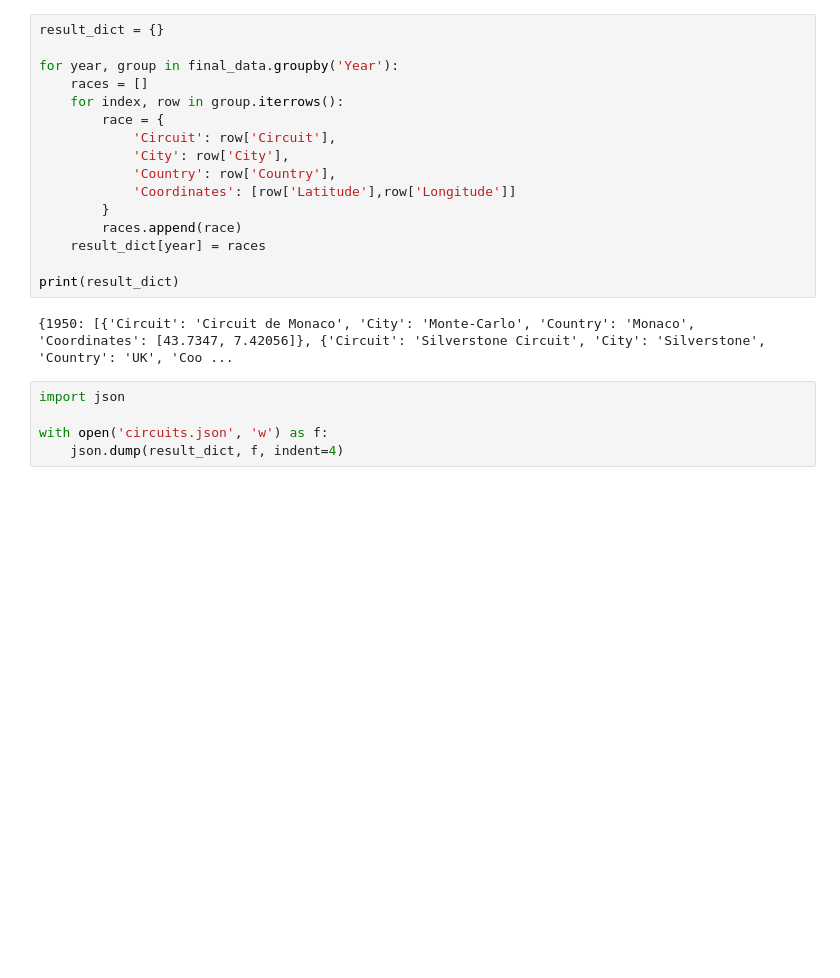
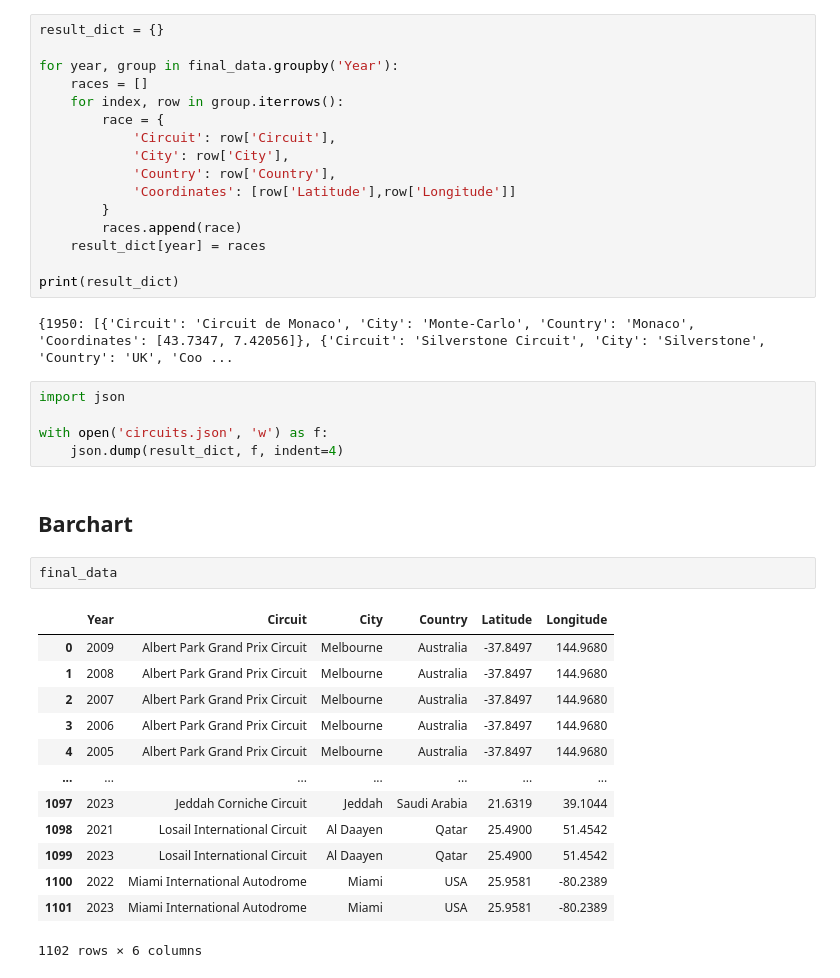
Before and after one commit to anthoskountouris/Formula1_data_visualisation, a Jupyter notebook: data_pre-processing/q3.ipynb, the cells around one changed output. Drawn from its saved outputs; the diff is of its cells as text; blank space fills up the shorter version.

Commit message:
Added a barchart below the map

```diff
--- a/data_pre-processing/q3.ipynb
+++ b/data_pre-processing/q3.ipynb
@@ -110,3 +112,21 @@ import json
 
 with open('circuits.json', 'w') as f:
     json.dump(result_dict, f, indent=4)
+# %% [markdown]
+## Barchart
+# %%
+final_data
+# %% [output]
+|  | Year | Circuit | City | Country | Latitude | Longitude |
+| 0 | 2009 | Albert Park Grand Prix Circuit | Melbourne | Australia | -37.8497 | 144.9680 |
+| 1 | 2008 | Albert Park Grand Prix Circuit | Melbourne | Australia | -37.8497 | 144.9680 |
+| 2 | 2007 | Albert Park Grand Prix Circuit | Melbourne | Australia | -37.8497 | 144.9680 |
+| 3 | 2006 | Albert Park Grand Prix Circuit | Melbourne | Australia | -37.8497 | 144.9680 |
+| 4 | 2005 | Albert Park Grand Prix Circuit | Melbourne | Australia | -37.8497 | 144.9680 |
+| ... | ... | ... | ... | ... | ... | ... |
+| 1097 | 2023 | Jeddah Corniche Circuit | Jeddah | Saudi Arabia | 21.6319 | 39.1044 |
+| 1098 | 2021 | Losail International Circuit | Al Daayen | Qatar | 25.4900 | 51.4542 |
+| 1099 | 2023 | Losail International Circuit | Al Daayen | Qatar | 25.4900 | 51.4542 |
+| 1100 | 2022 | Miami International Autodrome | Miami | USA | 25.9581 | -80.2389 |
+| 1101 | 2023 | Miami International Autodrome | Miami | USA | 25.9581 | -80.2389 |
+1102 rows × 6 columns
```
Also changed, not shown: parts of 3 cells of this notebook, 5 other files.
